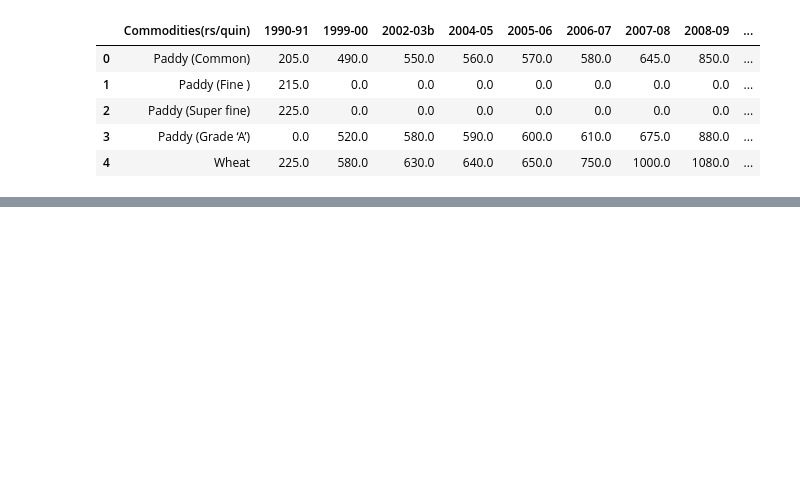
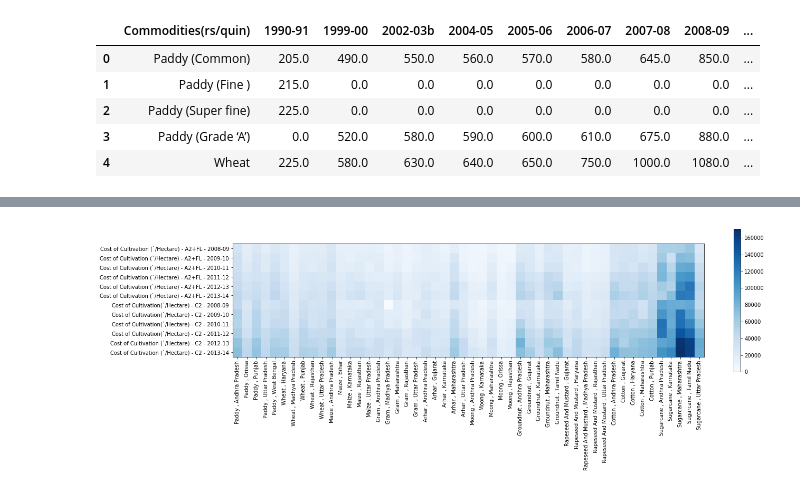
Before and after one commit to nitinvbharti/Agriculture_Analysis, a Jupyter notebook: Agro_analysis.ipynb, the cells around one changed output, grey strips where cells are left out. Drawn from its saved outputs; the diff is of its cells as text; code cells hidden in the pictures; blank space fills up the shorter version.

```diff
--- a/Agro_analysis.ipynb
+++ b/Agro_analysis.ipynb
@@ -71,0 +112,14 @@ culti_cost.iloc[0:5,:]
+# %%
+mat3 = np.matrix(culti_cost.values[:,2:14],dtype='float').T
+fig = plt.figure(num=3,figsize=(20,5))
+ax = fig.add_subplot(1,1,1)
+# ax.set_aspect('equal')
+ax.set_yticks(np.arange(len(culti_cost.columns[2:14])))
+ax.set_xticks(np.arange(len(culti_cost.values[:,0]+' , '+culti_cost.values[:,1])))
+ax.set_yticklabels(culti_cost.columns[2:14])
+ax.set_xticklabels(culti_cost.values[:,0]+' , '+culti_cost.values[:,1],rotation='vertical')
+plt.imshow(mat3, cmap='Blues')
+plt.colorbar()
+plt.show()
+# %% [output]
+[figure, added]
```
Also changed, not shown: parts of 9 cells of this notebook.
